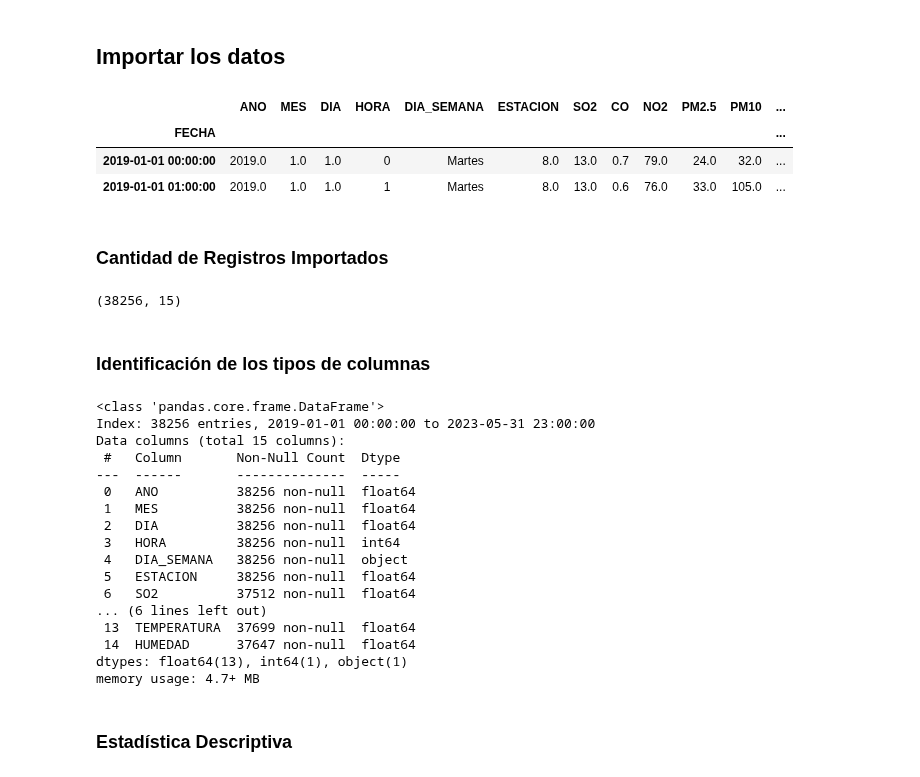
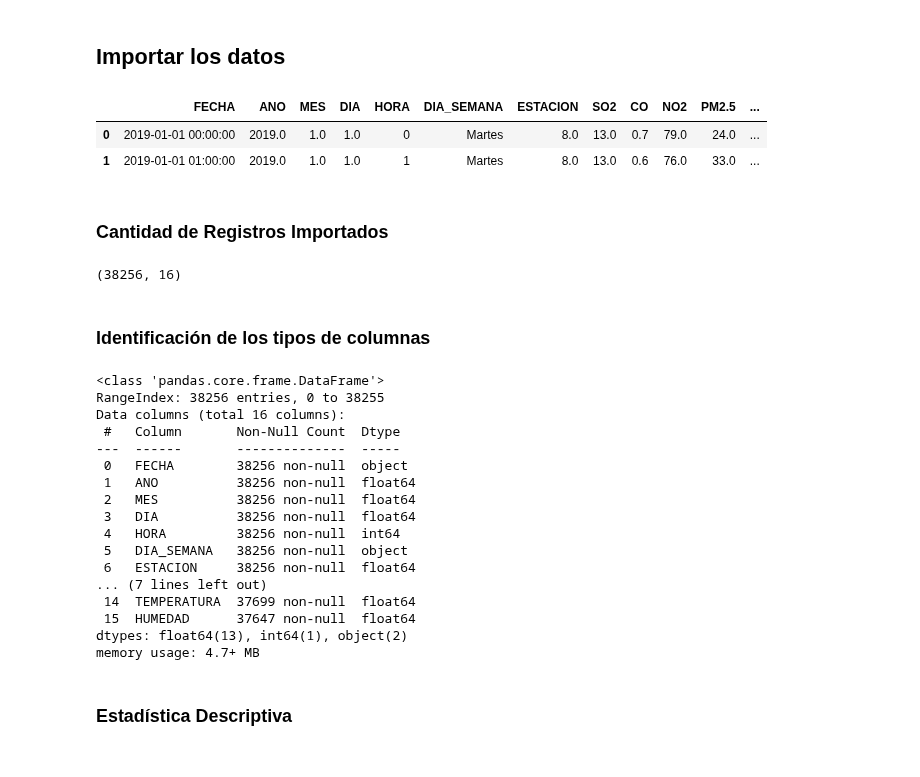
Before and after one commit to EmmaMontalban/grupo1_analisis, a Jupyter notebook: notebooks/1.Tratamiento_nulos.ipynb, the cells around one changed output. Cells and saved outputs as stored; diff of their text form; code cells hidden in the pictures.

```diff
--- a/notebooks/1.Tratamiento_nulos.ipynb
+++ b/notebooks/1.Tratamiento_nulos.ipynb
@@ -15,40 +15,39 @@ import data_util as util
 # %%
 ruta = '../data/calidad_aire.csv'
 ruta_nuevoCSV = '../data/calidad_aire_clean.csv'
-data = pd.read_csv(ruta, delimiter=',', engine='python', index_col=0)
+data = pd.read_csv(ruta, delimiter=',')
 data.head(2)
 # %% [output]
-|  | ANO | MES | DIA | HORA | DIA_SEMANA | ESTACION | SO2 | CO | NO2 | PM2.5 | PM10 | ... |
-| FECHA |  |  |  |  |  |  |  |  |  |  |  | ... |
-| 2019-01-01 00:00:00 | 2019.0 | 1.0 | 1.0 | 0 | Martes | 8.0 | 13.0 | 0.7 | 79.0 | 24.0 | 32.0 | ... |
-| 2019-01-01 01:00:00 | 2019.0 | 1.0 | 1.0 | 1 | Martes | 8.0 | 13.0 | 0.6 | 76.0 | 33.0 | 105.0 | ... |
+|  | FECHA | ANO | MES | DIA | HORA | DIA_SEMANA | ESTACION | SO2 | CO | NO2 | PM2.5 | ... |
+| 0 | 2019-01-01 00:00:00 | 2019.0 | 1.0 | 1.0 | 0 | Martes | 8.0 | 13.0 | 0.7 | 79.0 | 24.0 | ... |
+| 1 | 2019-01-01 01:00:00 | 2019.0 | 1.0 | 1.0 | 1 | Martes | 8.0 | 13.0 | 0.6 | 76.0 | 33.0 | ... |
 # %% [markdown]
 ### Cantidad de Registros Importados
 # %%
 data.shape
 # %% [output]
-(38256, 15)
+(38256, 16)
 # %% [markdown]
 ### Identificación de los tipos de columnas
 # %%
 data.info()
 # %% [output]
 <class 'pandas.core.frame.DataFrame'>
-Index: 38256 entries, 2019-01-01 00:00:00 to 2023-05-31 23:00:00
-Data columns (total 15 columns):
+RangeIndex: 38256 entries, 0 to 38255
+Data columns (total 16 columns):
  #   Column       Non-Null Count  Dtype
 ---  ------       --------------  -----
- 0   ANO          38256 non-null  float64
- 1   MES          38256 non-null  float64
- 2   DIA          38256 non-null  float64
- 3   HORA         38256 non-null  int64
- 4   DIA_SEMANA   38256 non-null  object
- 5   ESTACION     38256 non-null  float64
- 6   SO2          37512 non-null  float64
-... (6 lines left out)
- 13  TEMPERATURA  37699 non-null  float64
- 14  HUMEDAD      37647 non-null  float64
-dtypes: float64(13), int64(1), object(1)
+ 0   FECHA        38256 non-null  object
+ 1   ANO          38256 non-null  float64
+ 2   MES          38256 non-null  float64
+ 3   DIA          38256 non-null  float64
+ 4   HORA         38256 non-null  int64
+ 5   DIA_SEMANA   38256 non-null  object
+ 6   ESTACION     38256 non-null  float64
+... (7 lines left out)
+ 14  TEMPERATURA  37699 non-null  float64
+ 15  HUMEDAD      37647 non-null  float64
+dtypes: float64(13), int64(1), object(2)
 memory usage: 4.7+ MB
 # %% [markdown]
 ### Estadística Descriptiva
```
Also changed, not shown: parts of 5 cells of this notebook.
